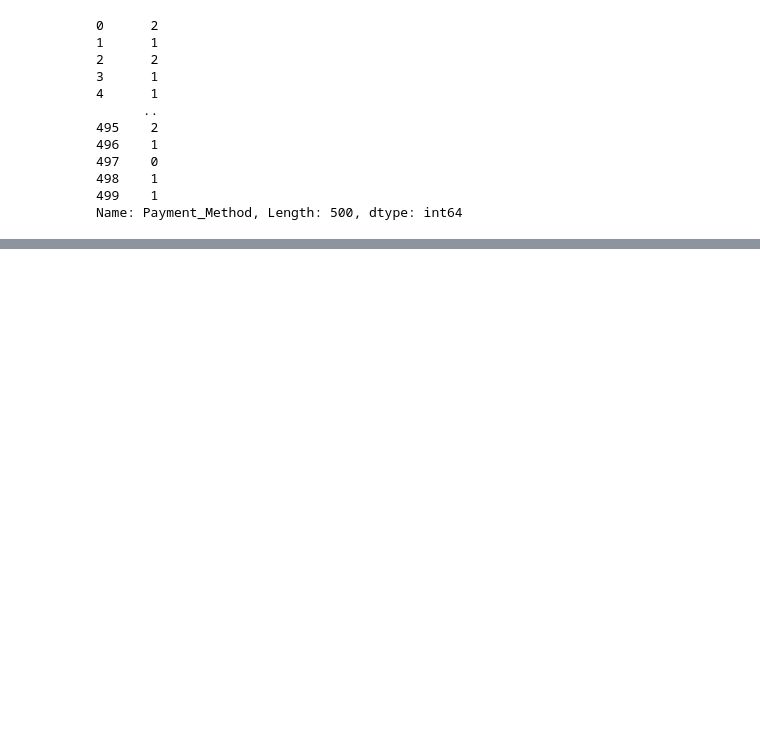
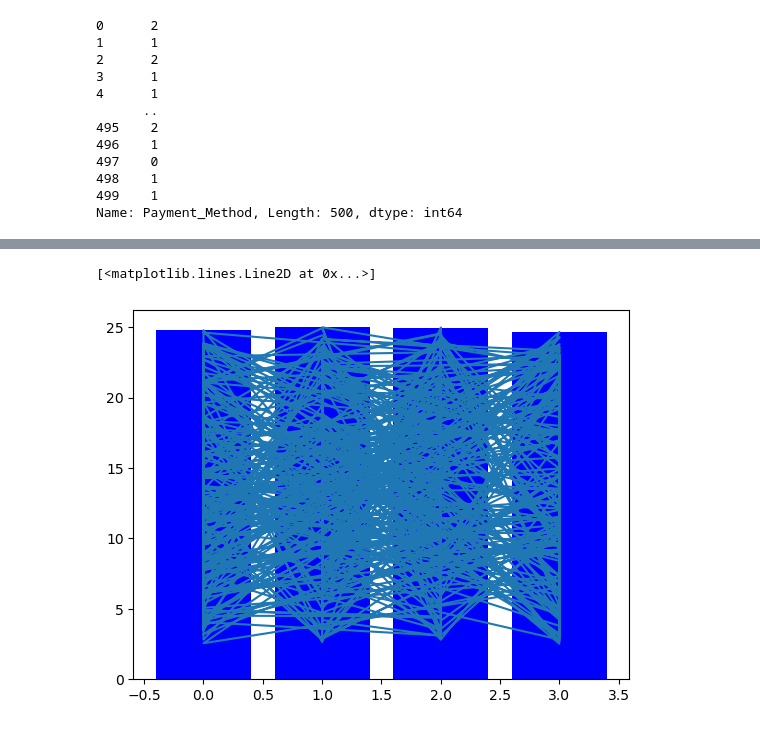
Before and after one commit to CompileNetwork33/python_notes, a Jupyter notebook: 26choco.ipynb, the cells around one changed output, grey strips where cells are left out. Cells and saved outputs as stored; diff of their text form; code cells hidden in the pictures; blank space fills up the shorter version.

```diff
--- a/26choco.ipynb
+++ b/26choco.ipynb
@@ -131,0 +129,6 @@ Name: count, dtype: int64
+# %%
+plt.bar(df['Sales_Channel'],df['Price_USD'],color='blue')
+plt.plot(df['Sales_Channel'],df['Price_USD'])
+# %% [output]
+[<matplotlib.lines.Line2D at 0x...>]
+[figure, added]
```
Also changed, not shown: parts of 19 cells of this notebook, 1 other file.
